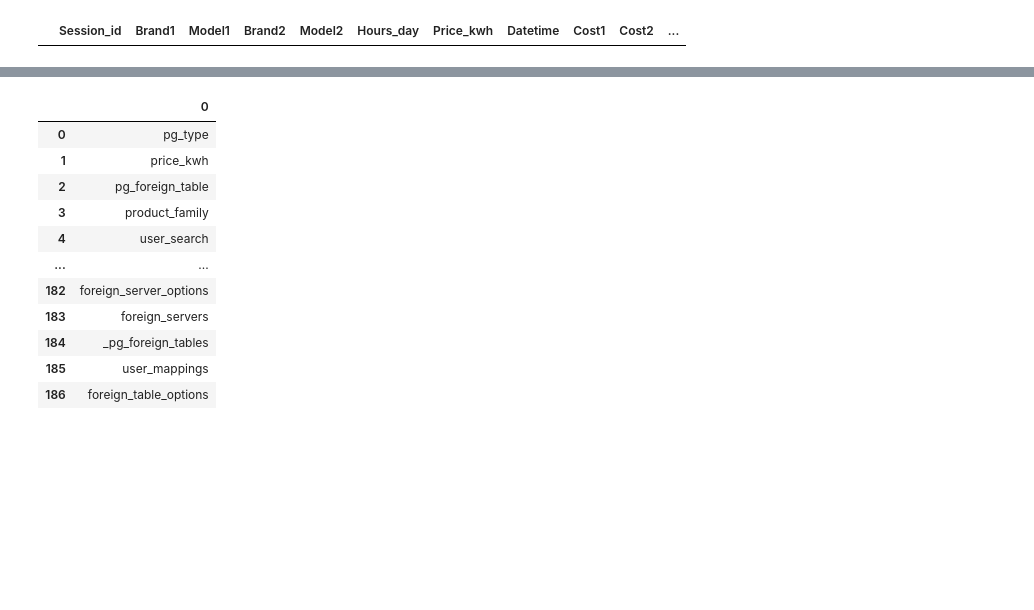
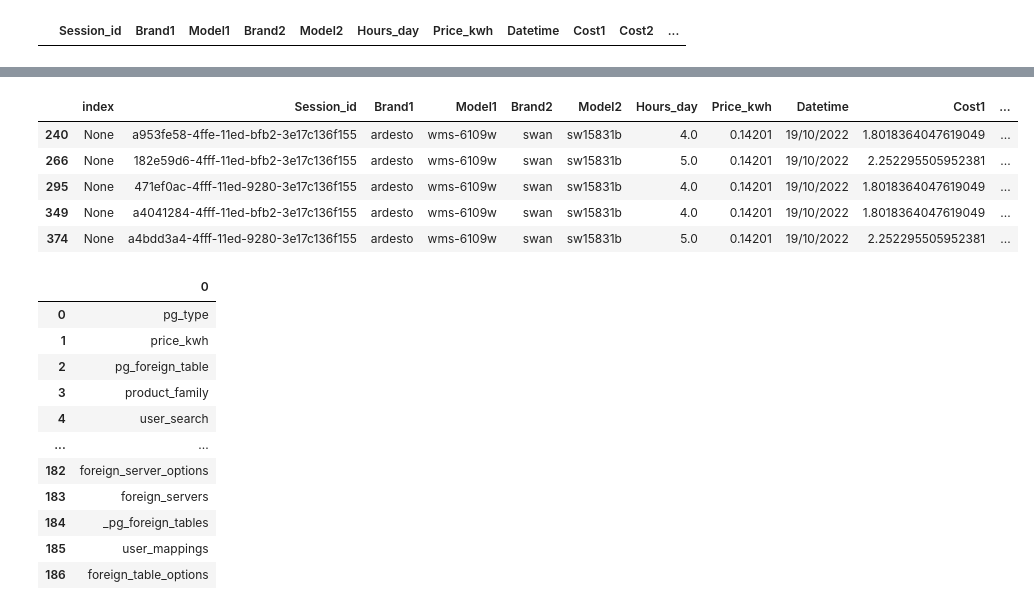
Before and after one commit to laurabarredaagusti/desafio_tripulaciones, a Jupyter notebook: notebooks/database.ipynb, the cells around one changed output, grey strips where cells are left out. Drawn from its saved outputs; the diff is of its cells as text; code cells hidden in the pictures; blank space fills up the shorter version.

```diff
--- a/notebooks/database.ipynb
+++ b/notebooks/database.ipynb
@@ -192,3 +203,12 @@ df.loc[df['Session_id'] == 'a7e54270-4fbd-11ed-986f-3219660d67bd']
+# %%
+df.loc[df['Brand1'] == 'ardesto']
+# %% [output]
+|  | index | Session_id | Brand1 | Model1 | Brand2 | Model2 | Hours_day | Price_kwh | Datetime | Cost1 | ... |
+| 240 | None | a953fe58-4ffe-11ed-bfb2-3e17c136f155 | ardesto | wms-6109w | swan | sw15831b | 4.0 | 0.14201 | 19/10/2022 | 1.8018364047619049 | ... |
+| 266 | None | 182e59d6-4fff-11ed-bfb2-3e17c136f155 | ardesto | wms-6109w | swan | sw15831b | 5.0 | 0.14201 | 19/10/2022 | 2.252295505952381 | ... |
+| 295 | None | 471ef0ac-4fff-11ed-9280-3e17c136f155 | ardesto | wms-6109w | swan | sw15831b | 4.0 | 0.14201 | 19/10/2022 | 1.8018364047619049 | ... |
+| 349 | None | a4041284-4fff-11ed-bfb2-3e17c136f155 | ardesto | wms-6109w | swan | sw15831b | 4.0 | 0.14201 | 19/10/2022 | 1.8018364047619049 | ... |
+| 374 | None | a4bdd3a4-4fff-11ed-9280-3e17c136f155 | ardesto | wms-6109w | swan | sw15831b | 5.0 | 0.14201 | 19/10/2022 | 2.252295505952381 | ... |
 # %%
 df
 # %% [output]
```
Also changed, not shown: parts of 5 cells of this notebook.
